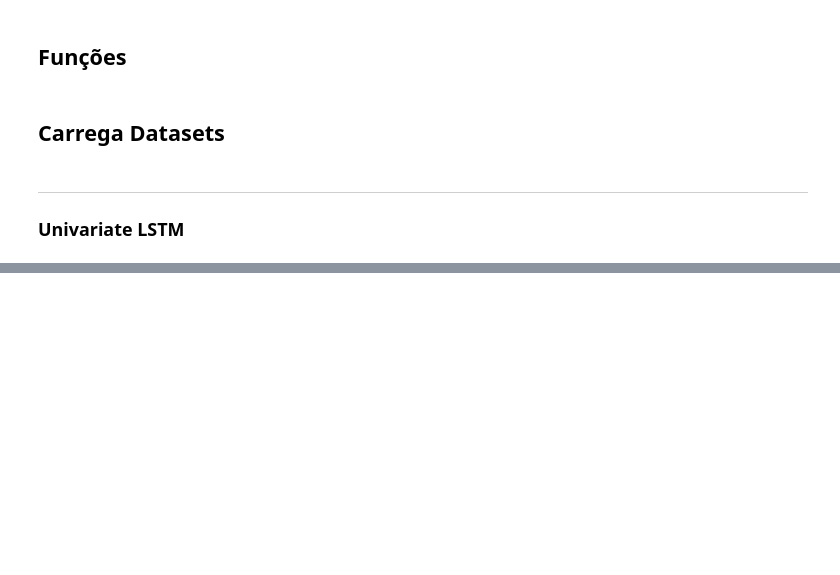
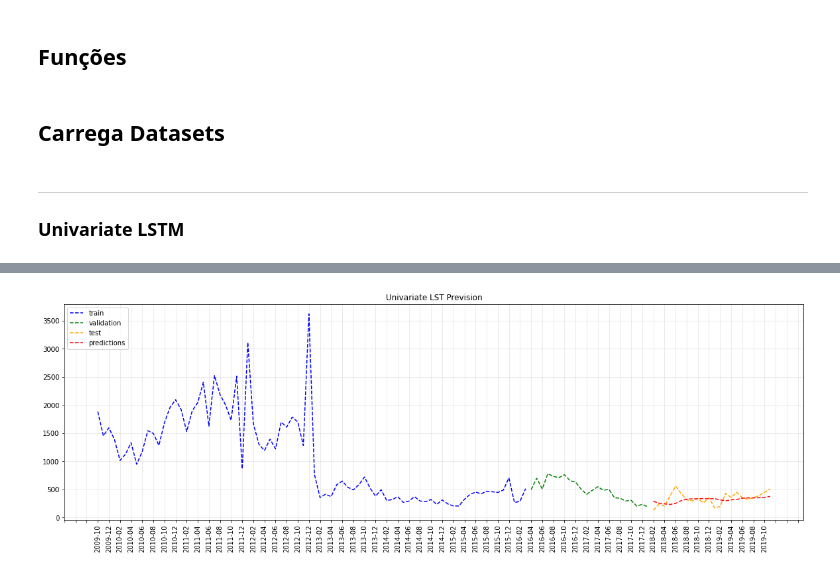
Before and after one commit to gdutramartins/forecast-desembolso, a Jupyter notebook: rnn-pred.ipynb, the cells around one changed output, grey strips where cells are left out. Cells and saved outputs as stored; diff of their text form; code cells hidden in the pictures; blank space fills up the shorter version.

```diff
--- a/rnn-pred.ipynb
+++ b/rnn-pred.ipynb
@@ -169,0 +169,39 @@ plt.show()
+# %%
+model_univariate = tf.keras.models.load_model(model_univariate_path)
+# %%
+X_test_rs = X_test.reshape(X_test.shape[0], WINDOW_SIZE, 1)
+
+y_predict = model_univariate.predict(X_test_rs)
+
+y_predict = scaler.inverse_transform(y_predict)
+
+y_test_rs = y_test.reshape(-1,1)
+y_true = scaler.inverse_transform(y_test_rs)
+
+y_predict_univariate_lstm = y_predict.squeeze()
+y_true_univariate_lstm = y_true.squeeze()
+# %%
+y_train_rs = y_train.reshape(-1,1)
+y_train_rs = scaler.inverse_transform(y_train_rs)
+y_train_rs = y_train_rs.squeeze()
+
+y_valid_rs = y_valid.reshape(-1,1)
+y_valid_rs = scaler.inverse_transform(y_valid_rs)
+y_valid_rs = y_valid_rs.squeeze()
+
+len_train = len(y_train_rs)
+len_with_valid = len(y_train_rs) + len(y_valid_rs)
+len_with_test = len(y_train) + len(y_valid) + len(y_test)
+
+plt.figure(figsize=(20,6))
+plt.xticks(rotation='vertical')
+plt.gca().xaxis.set_major_locator(plt.MultipleLocator(2))
+plt.plot(desembolso_time[:len_train], y_train_rs, 'b--', label="train")
+plt.plot(desembolso_time[len_train:len_with_valid], y_valid_rs, color='green', linestyle="--", label="validation")
+plt.plot(desembolso_time[len_with_valid:len_with_test], y_true_univariate_lstm, color='orange', linestyle='--', label="test")
+plt.plot(desembolso_time[len_with_valid:len_with_test], y_predict_univariate_lstm, 'r--', label="predictions")
+plt.legend(loc='upper left')
+plt.title(f"Univariate LST Prevision")
+plt.grid(alpha=0.3);
+# %% [output]
+[figure, added]
```
Also changed, not shown: parts of 9 cells of this notebook.
